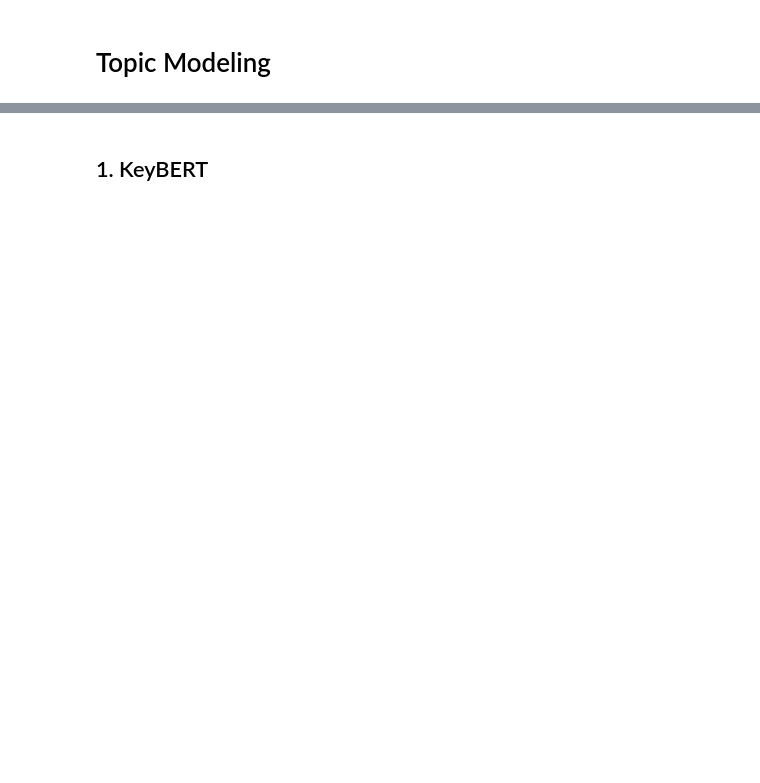
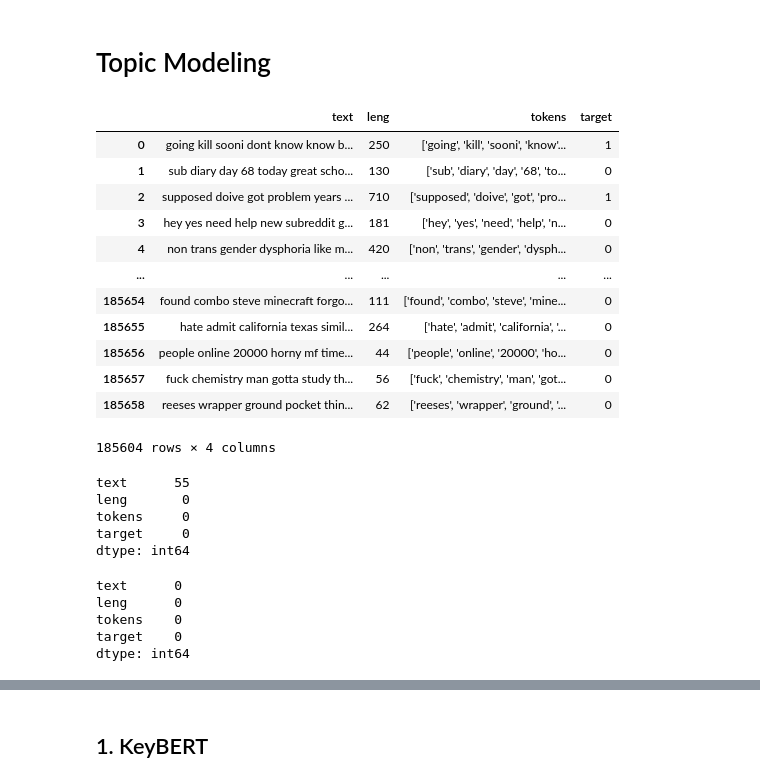
Before and after one commit to minshyee/CP1, a Jupyter notebook: Experiment_model_keyBERT.ipynb, the cells around one changed output, grey strips where cells are left out. Cells and saved outputs as stored; diff of their text form; code cells hidden in the pictures; blank space fills up the shorter version.

```diff
--- a/Experiment_model_keyBERT.ipynb
+++ b/Experiment_model_keyBERT.ipynb
@@ -13,3 +14,27 @@ df = pd.read_csv('/content/drive/MyDrive/AIBootCamp/cp1/Suicide_Detection.csv')
 df.drop('Unnamed: 0', axis=1, inplace=True)
 # %%
-origin = df.copy()
+origin1 = df.copy()
+# %%
+origin1
+# %% [output]
+|  | text | leng | tokens | target |
+| 0 | going kill sooni dont know know b... | 250 | ['going', 'kill', 'sooni', 'know'... | 1 |
+| 1 | sub diary day 68 today great scho... | 130 | ['sub', 'diary', 'day', '68', 'to... | 0 |
+| 2 | supposed doive got problem years ... | 710 | ['supposed', 'doive', 'got', 'pro... | 1 |
+| 3 | hey yes need help new subreddit g... | 181 | ['hey', 'yes', 'need', 'help', 'n... | 0 |
+| 4 | non trans gender dysphoria like m... | 420 | ['non', 'trans', 'gender', 'dysph... | 0 |
+| ... | ... | ... | ... | ... |
+| 185654 | found combo steve minecraft forgo... | 111 | ['found', 'combo', 'steve', 'mine... | 0 |
+| 185655 | hate admit california texas simil... | 264 | ['hate', 'admit', 'california', '... | 0 |
+| 185656 | people online 20000 horny mf time... | 44 | ['people', 'online', '20000', 'ho... | 0 |
+| 185657 | fuck chemistry man gotta study th... | 56 | ['fuck', 'chemistry', 'man', 'got... | 0 |
+| 185658 | reeses wrapper ground pocket thin... | 62 | ['reeses', 'wrapper', 'ground', '... | 0 |
+185604 rows × 4 columns
+# %%
+df.isnull().sum()
+# %% [output]
+text      55
+leng       0
+tokens     0
+target     0
+dtype: int64
@@ -15,0 +43,8 @@ origin = df.copy()
+# %%
+df.isnull().sum()
+# %% [output]
+text      0
+leng      0
+tokens    0
+target    0
+dtype: int64
```
Also changed, not shown: parts of 34 cells of this notebook.
